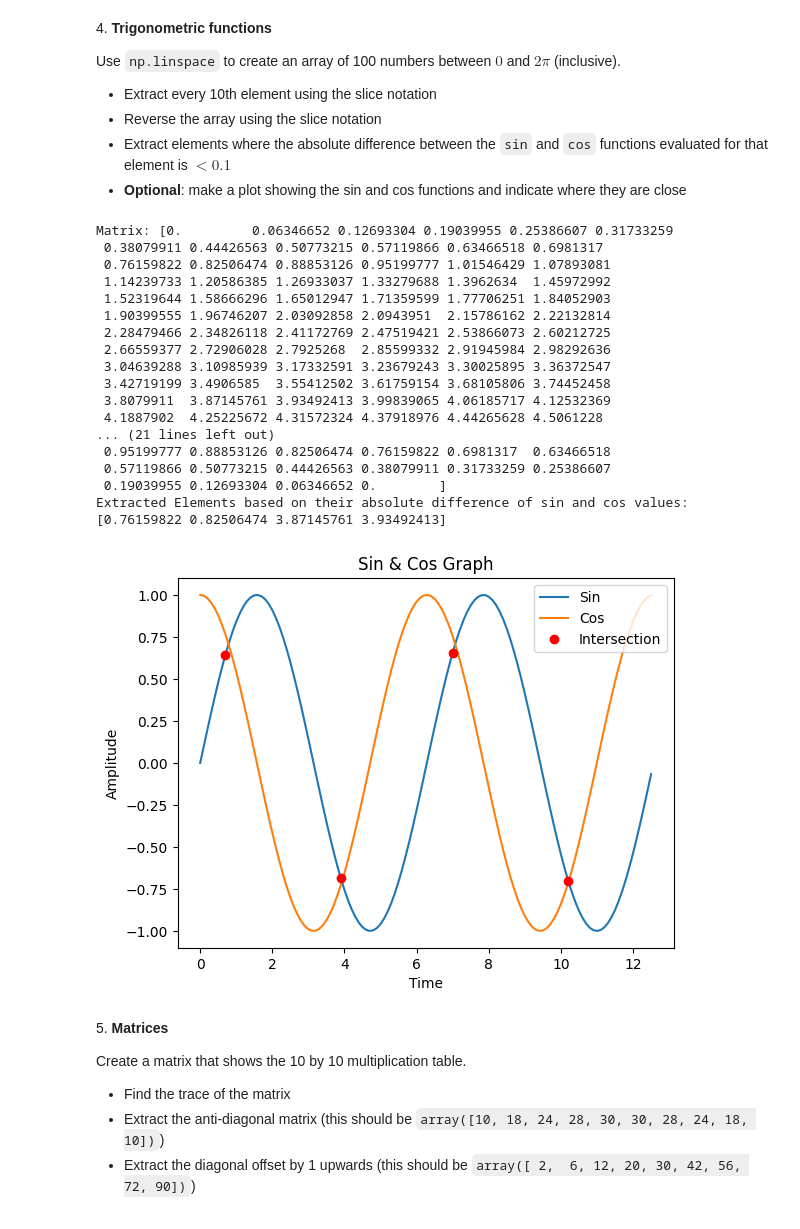
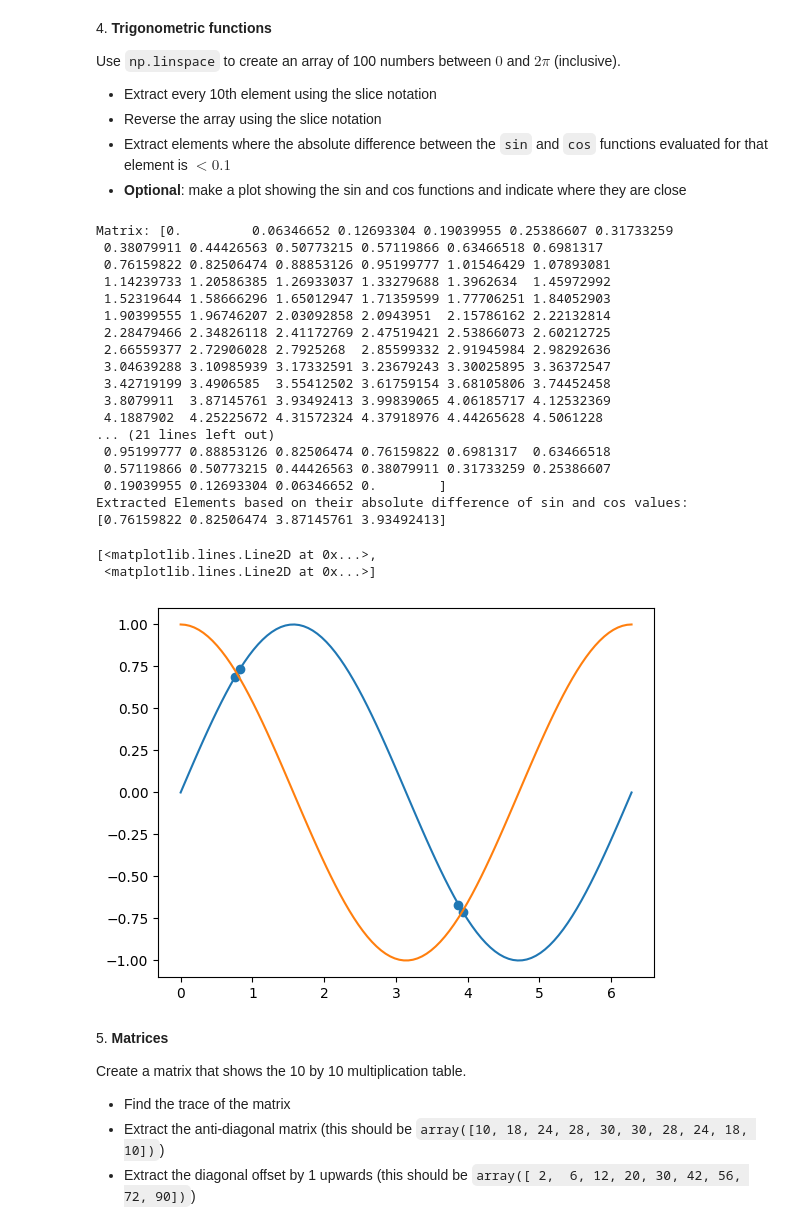
Before and after one commit to zucchett/ScientificComputingWithPython2022, a Jupyter notebook: 04ex_numpy.ipynb, the cells around one changed output. Saved outputs shown, nothing was run; the diff lists cells and outputs as text; code cells hidden in the pictures.

```diff
--- a/04ex_numpy.ipynb
+++ b/04ex_numpy.ipynb
@@ -131,48 +124,41 @@ Use `np.linspace` to create an array of 100 numbers between $0$ and $2\pi$ (incl
 # Part 4.
 import math
 matrix = np.linspace(0, 2 * math.pi, num=100)
 print("Matrix:", matrix)
 # Extract every 10^th element using slice
 extracted_elements = matrix[::10]
 print("Extracted Elements:", extracted_elements)
 # Reverse the array using slice
 reversed_matrix = matrix[::-1]
 print("Reversed Matrix:", reversed_matrix)
 # Extract elements where the absolute difference between sin and cos functions evaluated for that element is < 0.1
-extracted_elements_sin_cos = np.array([x for x in matrix if abs(math.sin(x) - math.cos(x)) < 0.1])
-print("Extracted Elements based on their absolute difference of sin and cos values:", extracted_elements_sin_cos)
+extracted_elements_sin_cos = np.abs(np.sin(matrix)-np.cos(matrix)) < 0.1
+print("Extracted Elements based on their absolute difference of sin and cos values:", matrix[extracted_elements_sin_cos])
+
 # Optional: Plot that shows the sic and cos functions and indicate where they are close
-x = np.arange(0, 4 * np.pi, 0.1)   # start,stop,step
-y = np.sin(x)
-z = np.cos(x)
-intersection = np.argwhere(np.diff(np.sign(y - z))).flatten()
-plt.plot(x, y, label="Sin")
-plt.plot(x, z, label="Cos")
-plt.plot(x[intersection], y[intersection], 'ro', label="Intersection")
-plt.xlabel("Time")
-plt.ylabel("Amplitude")
-plt.title("Sin & Cos Graph")
-plt.legend()
-plt.show()
+plt.scatter(matrix[extracted_elements_sin_cos], np.sin(matrix[extracted_elements_sin_cos]))
+plt.plot(matrix, np.sin(matrix), matrix, np.cos(matrix))
 # %% [output]
 Matrix: [0.         0.06346652 0.12693304 0.19039955 0.25386607 0.31733259
  0.38079911 0.44426563 0.50773215 0.57119866 0.63466518 0.6981317
  0.76159822 0.82506474 0.88853126 0.95199777 1.01546429 1.07893081
  1.14239733 1.20586385 1.26933037 1.33279688 1.3962634  1.45972992
  1.52319644 1.58666296 1.65012947 1.71359599 1.77706251 1.84052903
  1.90399555 1.96746207 2.03092858 2.0943951  2.15786162 2.22132814
  2.28479466 2.34826118 2.41172769 2.47519421 2.53866073 2.60212725
  2.66559377 2.72906028 2.7925268  2.85599332 2.91945984 2.98292636
  3.04639288 3.10985939 3.17332591 3.23679243 3.30025895 3.36372547
  3.42719199 3.4906585  3.55412502 3.61759154 3.68105806 3.74452458
  3.8079911  3.87145761 3.93492413 3.99839065 4.06185717 4.12532369
  4.1887902  4.25225672 4.31572324 4.37918976 4.44265628 4.5061228
 ... (21 lines left out)
  0.95199777 0.88853126 0.82506474 0.76159822 0.6981317  0.63466518
  0.57119866 0.50773215 0.44426563 0.38079911 0.31733259 0.25386607
  0.19039955 0.12693304 0.06346652 0.        ]
 Extracted Elements based on their absolute difference of sin and cos values: [0.76159822 0.82506474 3.87145761 3.93492413]
+[<matplotlib.lines.Line2D at 0x...>,
+ <matplotlib.lines.Line2D at 0x...>]
-[figure, old version]
+[figure, new version]
 # %% [markdown]
 5\. **Matrices**
 
```
Also changed, not shown: parts of 7 cells of this notebook, 14 other files.
